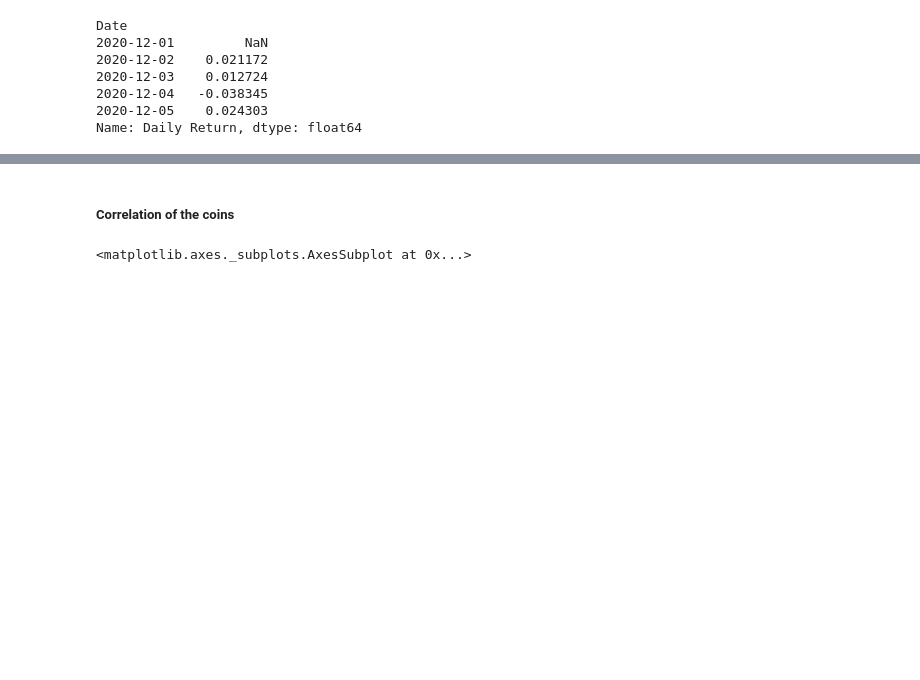
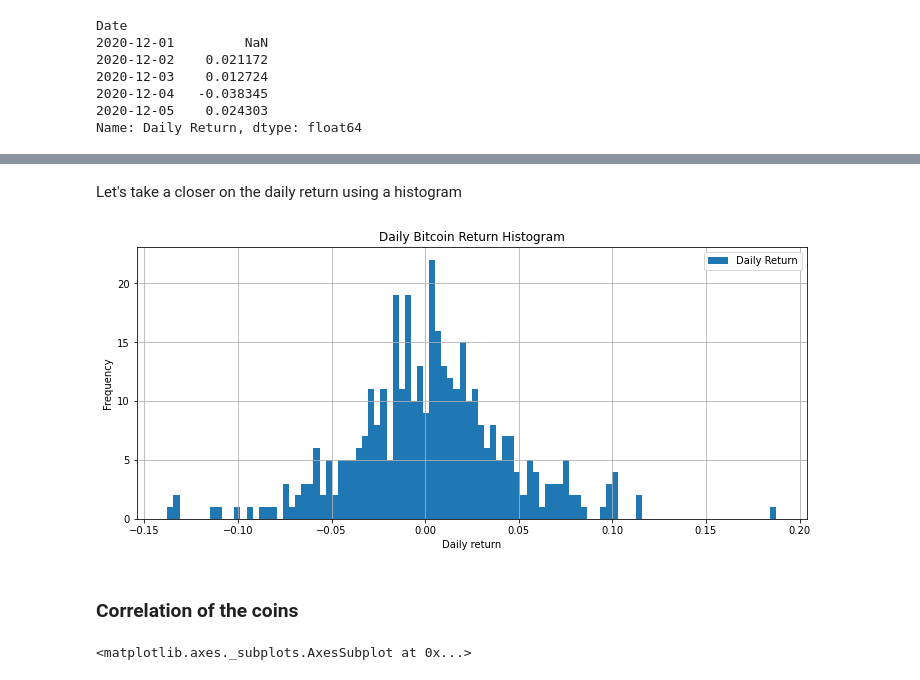
Before and after one commit to K-O-N/Cryptocurrencies-Analysis, a Jupyter notebook: Cryptocurrency_data.ipynb, the cells around one changed output, grey strips where cells are left out. Drawn from its saved outputs; the diff is of its cells as text; code cells hidden in the pictures; blank space fills up the shorter version.

```diff
--- a/Cryptocurrency_data.ipynb
+++ b/Cryptocurrency_data.ipynb
@@ -203,3 +252,13 @@ btc['Daily Return'].plot(marker='.', legend=True, figsize=(12,5))
+# %% [markdown]
+Let's take a closer on the daily return using a histogram
+# %%
+btc['Daily Return'].hist(bins=100, legend=True, figsize=(12,5))
+plt.ylabel('Frequency')
+plt.xlabel('Daily return')
+plt.title("Daily Bitcoin Return Histogram")
+plt.show()
+# %% [output]
+[figure, added]
 # %%
 crypto = btc[['Adj Close']]
 
@@ -211,7 +270,7 @@ crypto['ADA'] = ada['Adj Close']
 
 crypto = crypto.rename(columns={"Adj Close": "BTC"})
 # %% [markdown]
-##### Correlation of the coins
+### Correlation of the coins
 # %%
 plt.figure(figsize=(12,8))
 sns.heatmap(crypto.corr(), annot=True, cmap='Blues')
```
Also changed, not shown: parts of 29 cells of this notebook.
